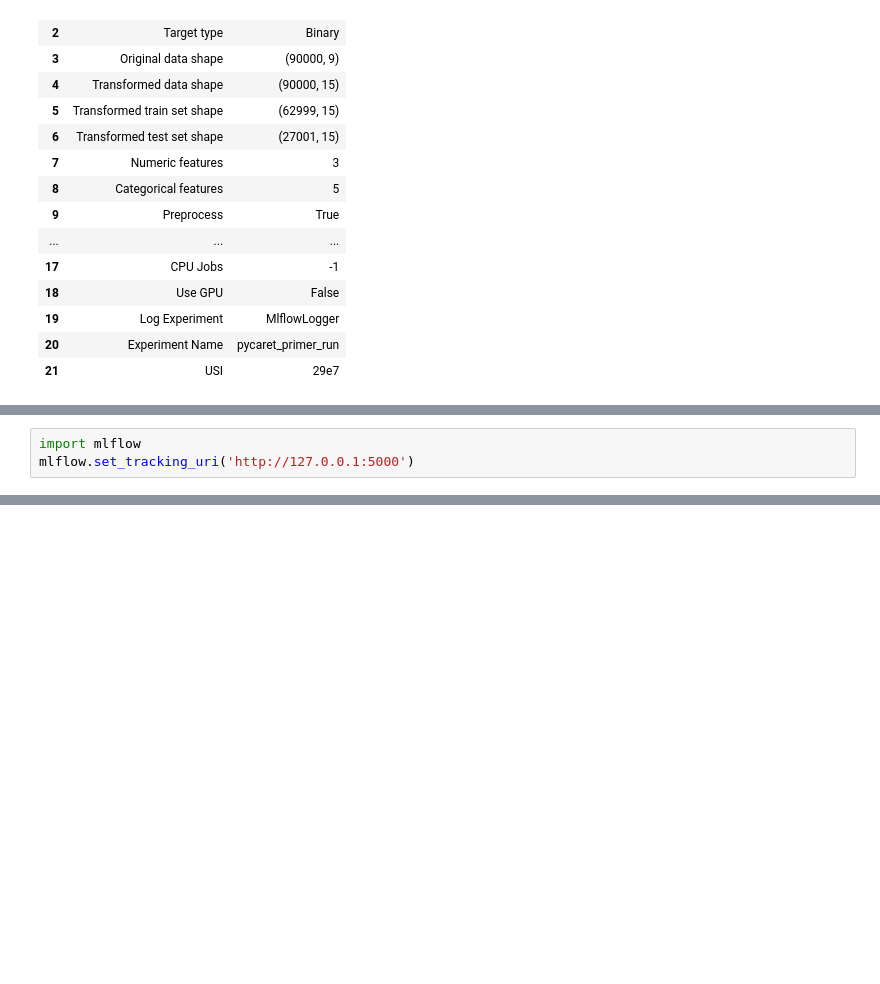
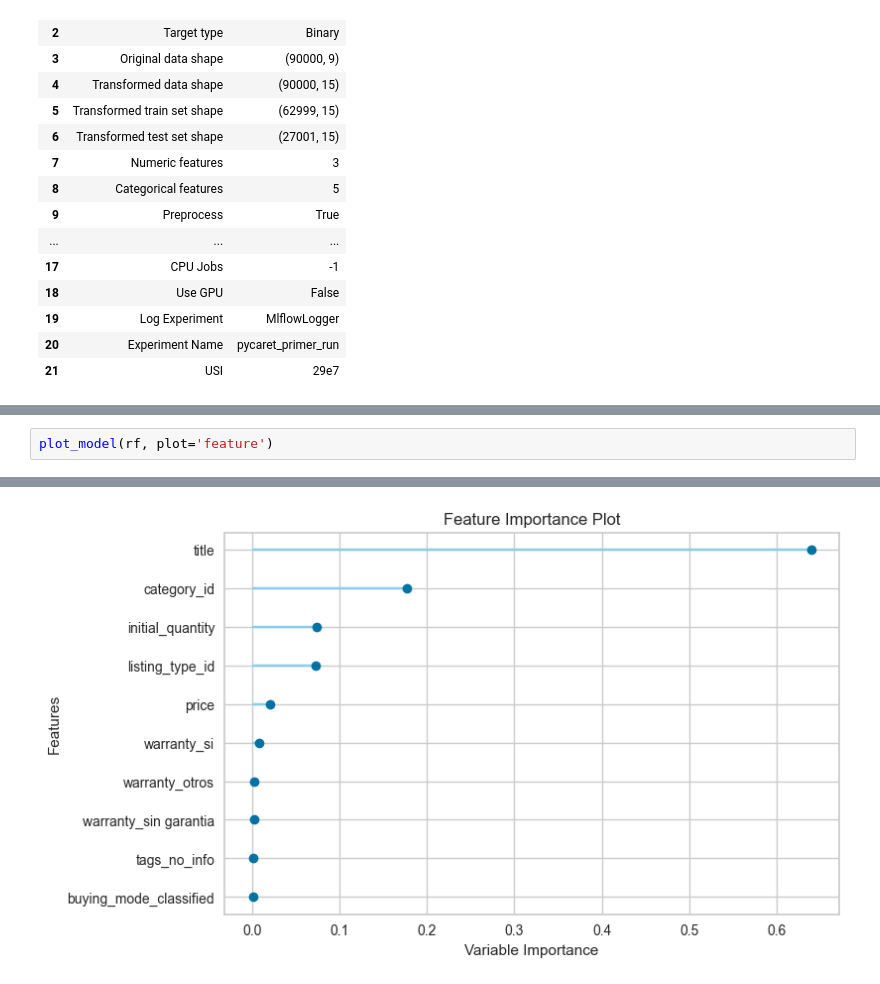
Before and after one commit to polybius12/fundamentos_ml, a Jupyter notebook: auto_ml.ipynb, the cells around one changed output, grey strips where cells are left out. Saved outputs shown, nothing was run; the diff lists cells and outputs as text; blank space fills up the shorter version.

```diff
--- a/auto_ml.ipynb
+++ b/auto_ml.ipynb
@@ -422,3 +450,3 @@ interpret_model(rf)
-# %%
-import mlflow
-mlflow.set_tracking_uri('http://127.0.0.1:5000')
+# %%
+plot_model(rf, plot='feature')
+# %% [output]
@@ -424,0 +454 @@ mlflow.set_tracking_uri('http://127.0.0.1:5000')
+[figure, added]
```
Also changed, not shown: parts of 14 cells of this notebook, 3 other files.
